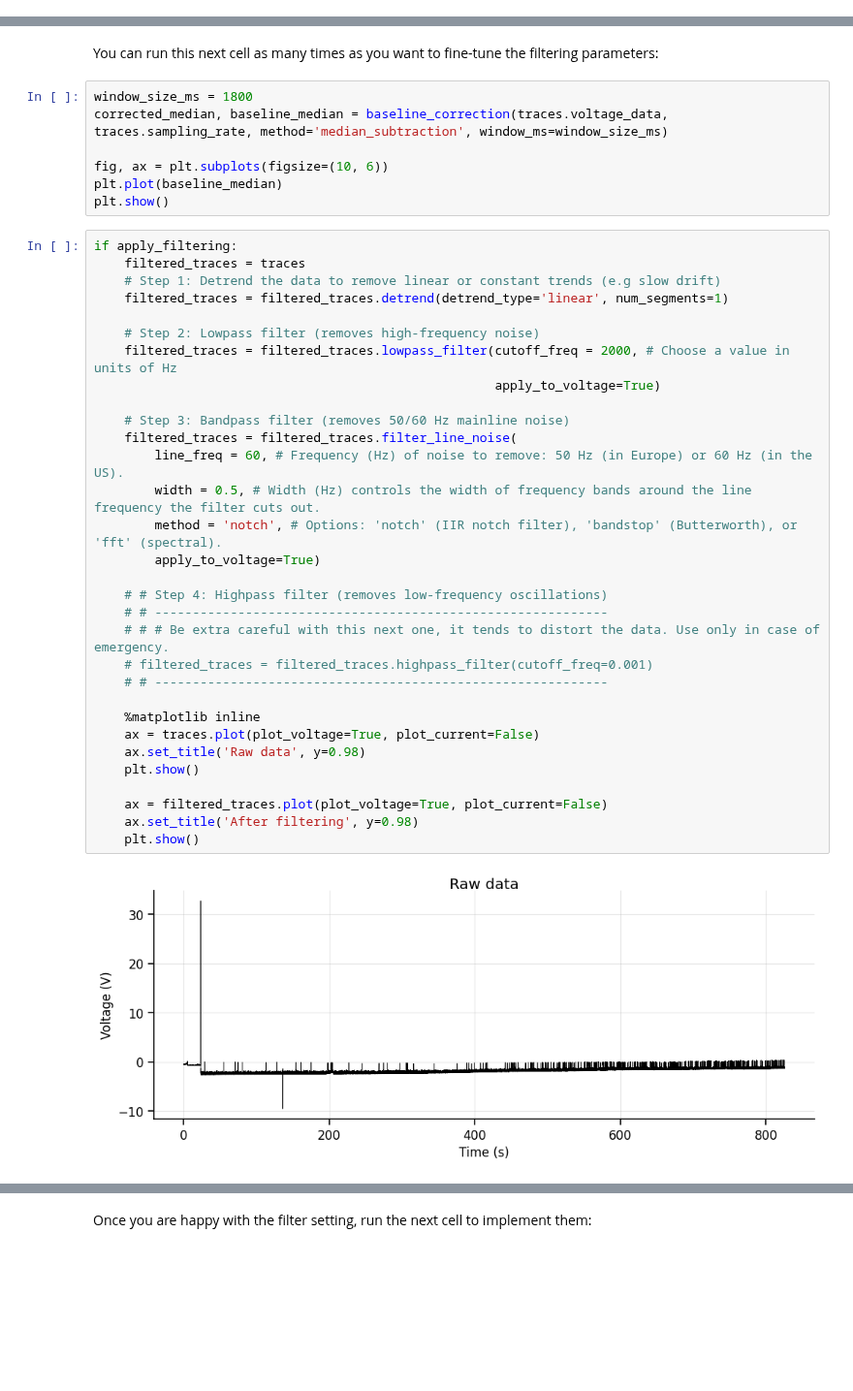
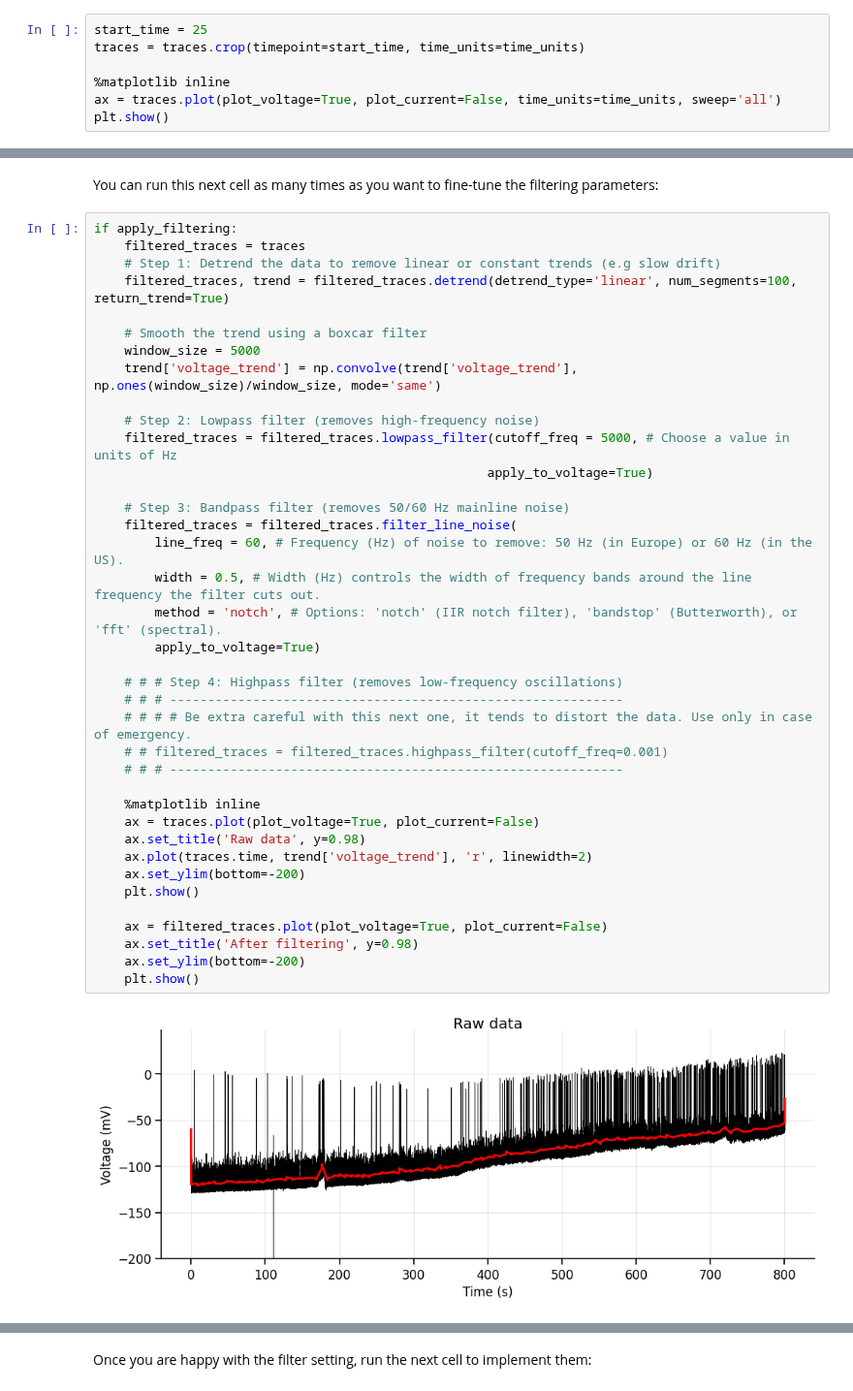
Before and after one commit to argalloni/CSHL_IonChannels2025, a Jupyter notebook: Analysis 21 - In vivo recordings.ipynb, the cells around one changed output, grey strips where cells are left out. Shown at 97% size. Cells and saved outputs as stored; diff of their text form; blank space fills up the shorter version.

```diff
--- a/Analysis 21 - In vivo recordings.ipynb
+++ b/Analysis 21 - In vivo recordings.ipynb
@@ -78,0 +84,7 @@ Available channels: Current, Voltage
+# %%
+start_time = 25
+traces = traces.crop(timepoint=start_time, time_units=time_units)
+
+%matplotlib inline
+ax = traces.plot(plot_voltage=True, plot_current=False, time_units=time_units, sweep='all')
+plt.show()
@@ -86,43 +100,43 @@ The goal here is to only remove the noise with minimal distortion of the data, s
 apply_filtering = True
 # %% [markdown]
 You can run this next cell as many times as you want to fine-tune the filtering parameters:
-# %%
-window_size_ms = 1800
-corrected_median, baseline_median = baseline_correction(traces.voltage_data, traces.sampling_rate, method='median_subtraction', window_ms=window_size_ms)
-
-fig, ax = plt.subplots(figsize=(10, 6))
-plt.plot(baseline_median)
-plt.show()
 # %%
 if apply_filtering:
     filtered_traces = traces
     # Step 1: Detrend the data to remove linear or constant trends (e.g slow drift)
-    filtered_traces = filtered_traces.detrend(detrend_type='linear', num_segments=1)
+    filtered_traces, trend = filtered_traces.detrend(detrend_type='linear', num_segments=100, return_trend=True)
+
+    # Smooth the trend using a boxcar filter
+    window_size = 5000
+    trend['voltage_trend'] = np.convolve(trend['voltage_trend'], np.ones(window_size)/window_size, mode='same')
 
     # Step 2: Lowpass filter (removes high-frequency noise)
-    filtered_traces = filtered_traces.lowpass_filter(cutoff_freq = 2000, # Choose a value in units of Hz
-                                                     apply_to_voltage=True)
+    filtered_traces = filtered_traces.lowpass_filter(cutoff_freq = 5000, # Choose a value in units of Hz
+                                                    apply_to_voltage=True)
 
     # Step 3: Bandpass filter (removes 50/60 Hz mainline noise)
     filtered_traces = filtered_traces.filter_line_noise(
         line_freq = 60, # Frequency (Hz) of noise to remove: 50 Hz (in Europe) or 60 Hz (in the US).
         width = 0.5, # Width (Hz) controls the width of frequency bands around the line frequency the filter cuts out.
         method = 'notch', # Options: 'notch' (IIR notch filter), 'bandstop' (Butterworth), or 'fft' (spectral).
         apply_to_voltage=True)
 
-    # # Step 4: Highpass filter (removes low-frequency oscillations)
-    # # ------------------------------------------------------------
-    # # # Be extra careful with this next one, it tends to distort the data. Use only in case of emergency.
-    # filtered_traces = filtered_traces.highpass_filter(cutoff_freq=0.001)
-    # # ------------------------------------------------------------
+    # # # Step 4: Highpass filter (removes low-frequency oscillations)
+    # # # ------------------------------------------------------------
+    # # # # Be extra careful with this next one, it tends to distort the data. Use only in case of emergency.
+    # # filtered_traces = filtered_traces.highpass_filter(cutoff_freq=0.001)
+    # # # ------------------------------------------------------------
 
     %matplotlib inline
     ax = traces.plot(plot_voltage=True, plot_current=False)
     ax.set_title('Raw data', y=0.98)
+    ax.plot(traces.time, trend['voltage_trend'], 'r', linewidth=2)
+    ax.set_ylim(bottom=-200)
     plt.show()
 
     ax = filtered_traces.plot(plot_voltage=True, plot_current=False)
     ax.set_title('After filtering', y=0.98)
+    ax.set_ylim(bottom=-200)
     plt.show()
 # %% [output]
-[figure, old version]
+[figure, new version]
```
Also changed, not shown: parts of 26 cells of this notebook, 1 other file.
